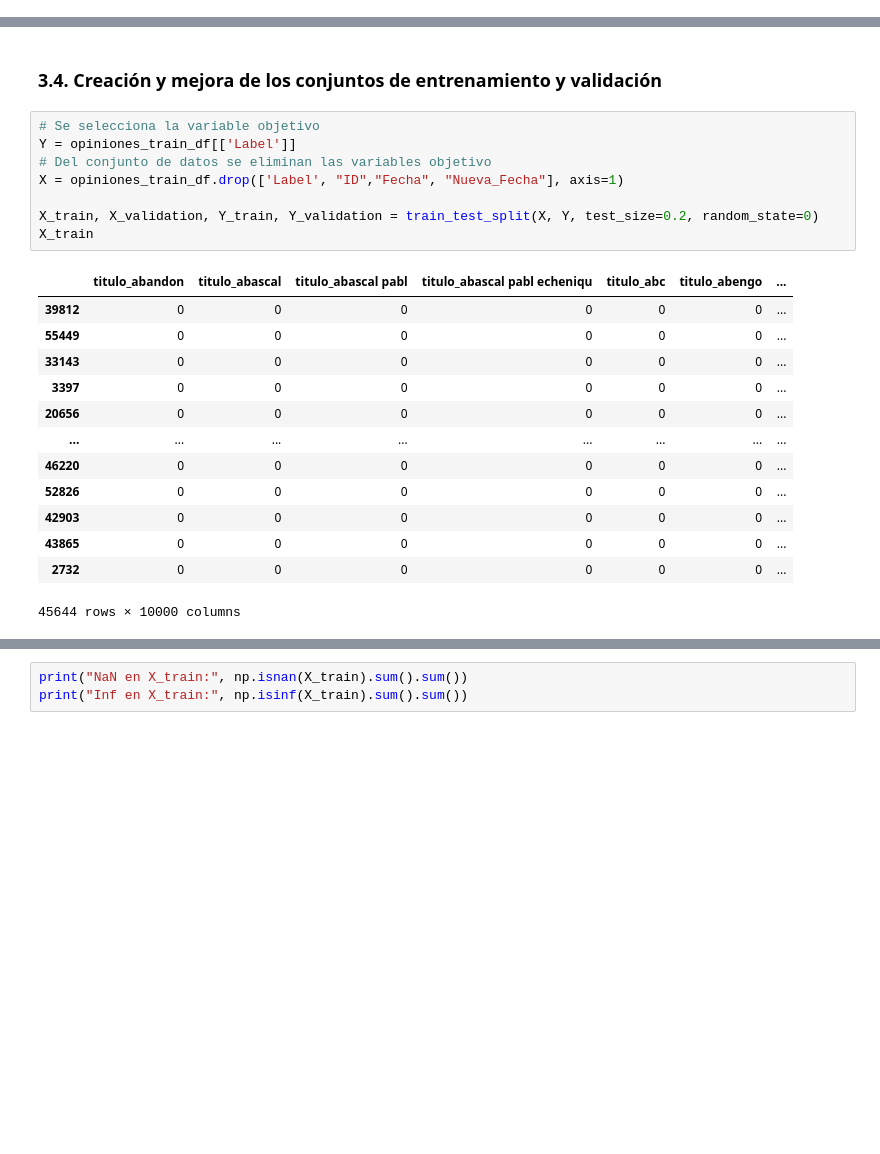
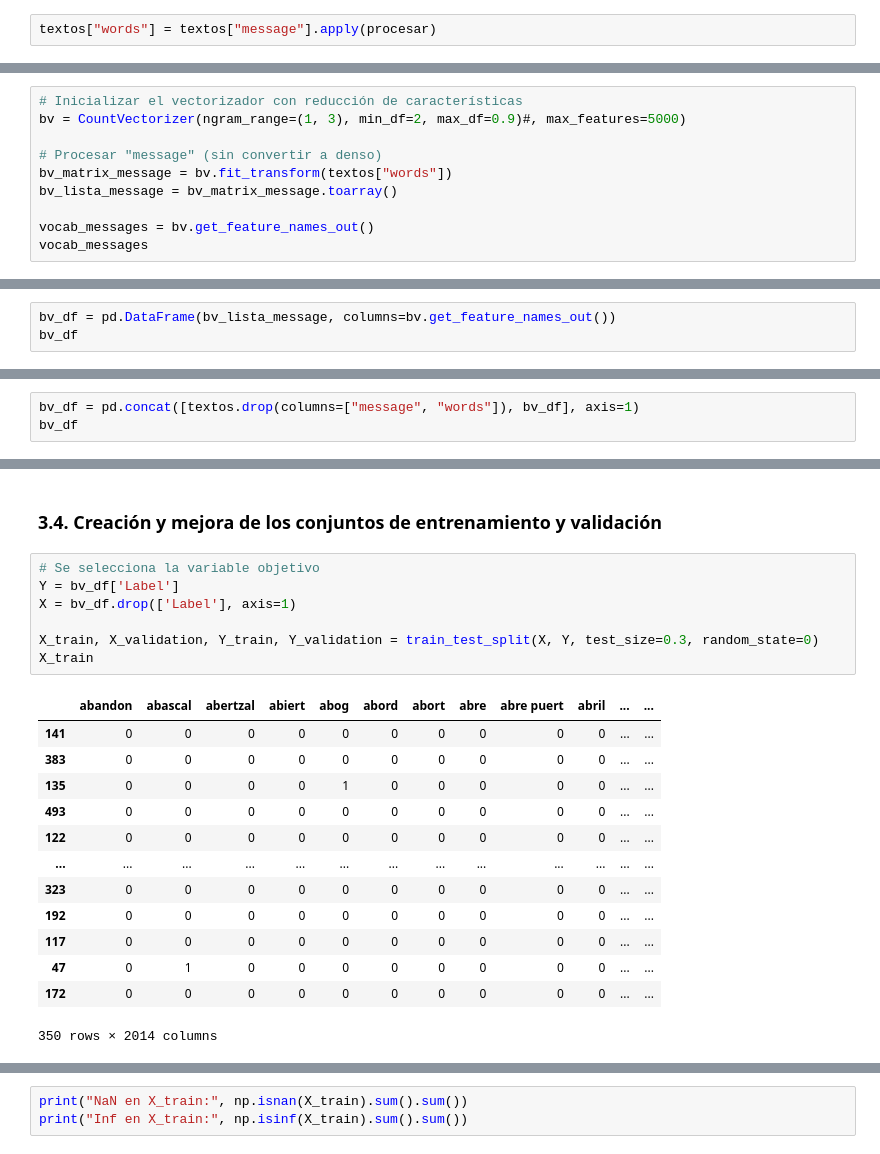
Before and after one commit to BI-202510-G24/proyect1-BI-regresion, a Jupyter notebook: proyecto1_sec4_G24.ipynb, the cells around one changed output, grey strips where cells are left out. Saved outputs shown, nothing was run; the diff lists cells and outputs as text; blank space fills up the shorter version.

```diff
--- a/proyecto1_sec4_G24.ipynb
+++ b/proyecto1_sec4_G24.ipynb
@@ -428,0 +455,2 @@ Index(['ID', 'Label', 'Titulo', 'Descripcion', 'Fecha', 'Nueva_Fecha'], dtype='o
+# %%
+textos["words"] = textos["message"].apply(procesar)
@@ -476,0 +515,10 @@ opiniones_train_df.sample(10)
+# %%
+# Inicializar el vectorizador con reducción de características
+bv = CountVectorizer(ngram_range=(1, 3), min_df=2, max_df=0.9)#, max_features=5000)
+
+# Procesar "message" (sin convertir a denso)
+bv_matrix_message = bv.fit_transform(textos["words"])
+bv_lista_message = bv_matrix_message.toarray()
+
+vocab_messages = bv.get_feature_names_out()
+vocab_messages
@@ -476,0 +544,3 @@ opiniones_train_df.sample(10)
+# %%
+bv_df = pd.DataFrame(bv_lista_message, columns=bv.get_feature_names_out())
+bv_df
@@ -476,0 +561,3 @@ opiniones_train_df.sample(10)
+# %%
+bv_df = pd.concat([textos.drop(columns=["message", "words"]), bv_df], axis=1)
+bv_df
@@ -478,24 +581,23 @@ opiniones_train_df.sample(10)
 ### 3.4. Creación y mejora de los conjuntos de entrenamiento y validación
 # %%
 # Se selecciona la variable objetivo
-Y = opiniones_train_df[['Label']]
-# Del conjunto de datos se eliminan las variables objetivo
-X = opiniones_train_df.drop(['Label', "ID","Fecha", "Nueva_Fecha"], axis=1)
+Y = bv_df['Label']
+X = bv_df.drop(['Label'], axis=1)
 
-X_train, X_validation, Y_train, Y_validation = train_test_split(X, Y, test_size=0.2, random_state=0)
+X_train, X_validation, Y_train, Y_validation = train_test_split(X, Y, test_size=0.3, random_state=0)
 X_train
 # %% [output]
-|  | titulo_abandon | titulo_abascal | titulo_abascal pabl | titulo_abascal pabl echeniqu | titulo_abc | titulo_abengo | ... |
-| 39812 | 0 | 0 | 0 | 0 | 0 | 0 | ... |
-| 55449 | 0 | 0 | 0 | 0 | 0 | 0 | ... |
-| 33143 | 0 | 0 | 0 | 0 | 0 | 0 | ... |
-| 3397 | 0 | 0 | 0 | 0 | 0 | 0 | ... |
-| 20656 | 0 | 0 | 0 | 0 | 0 | 0 | ... |
-| ... | ... | ... | ... | ... | ... | ... | ... |
-| 46220 | 0 | 0 | 0 | 0 | 0 | 0 | ... |
-| 52826 | 0 | 0 | 0 | 0 | 0 | 0 | ... |
-| 42903 | 0 | 0 | 0 | 0 | 0 | 0 | ... |
-| 43865 | 0 | 0 | 0 | 0 | 0 | 0 | ... |
-| 2732 | 0 | 0 | 0 | 0 | 0 | 0 | ... |
+|  | abandon | abascal | abertzal | abiert | abog | abord | abort | abre | abre puert | abril | ... | ... |
+| 141 | 0 | 0 | 0 | 0 | 0 | 0 | 0 | 0 | 0 | 0 | ... | ... |
+| 383 | 0 | 0 | 0 | 0 | 0 | 0 | 0 | 0 | 0 | 0 | ... | ... |
+| 135 | 0 | 0 | 0 | 0 | 1 | 0 | 0 | 0 | 0 | 0 | ... | ... |
+| 493 | 0 | 0 | 0 | 0 | 0 | 0 | 0 | 0 | 0 | 0 | ... | ... |
+| 122 | 0 | 0 | 0 | 0 | 0 | 0 | 0 | 0 | 0 | 0 | ... | ... |
+| ... | ... | ... | ... | ... | ... | ... | ... | ... | ... | ... | ... | ... |
+| 323 | 0 | 0 | 0 | 0 | 0 | 0 | 0 | 0 | 0 | 0 | ... | ... |
+| 192 | 0 | 0 | 0 | 0 | 0 | 0 | 0 | 0 | 0 | 0 | ... | ... |
+| 117 | 0 | 0 | 0 | 0 | 0 | 0 | 0 | 0 | 0 | 0 | ... | ... |
+| 47 | 0 | 1 | 0 | 0 | 0 | 0 | 0 | 0 | 0 | 0 | ... | ... |
+| 172 | 0 | 0 | 0 | 0 | 0 | 0 | 0 | 0 | 0 | 0 | ... | ... |
-45644 rows × 10000 columns
+350 rows × 2014 columns
 # %%
```
Also changed, not shown: parts of 56 cells of this notebook.
